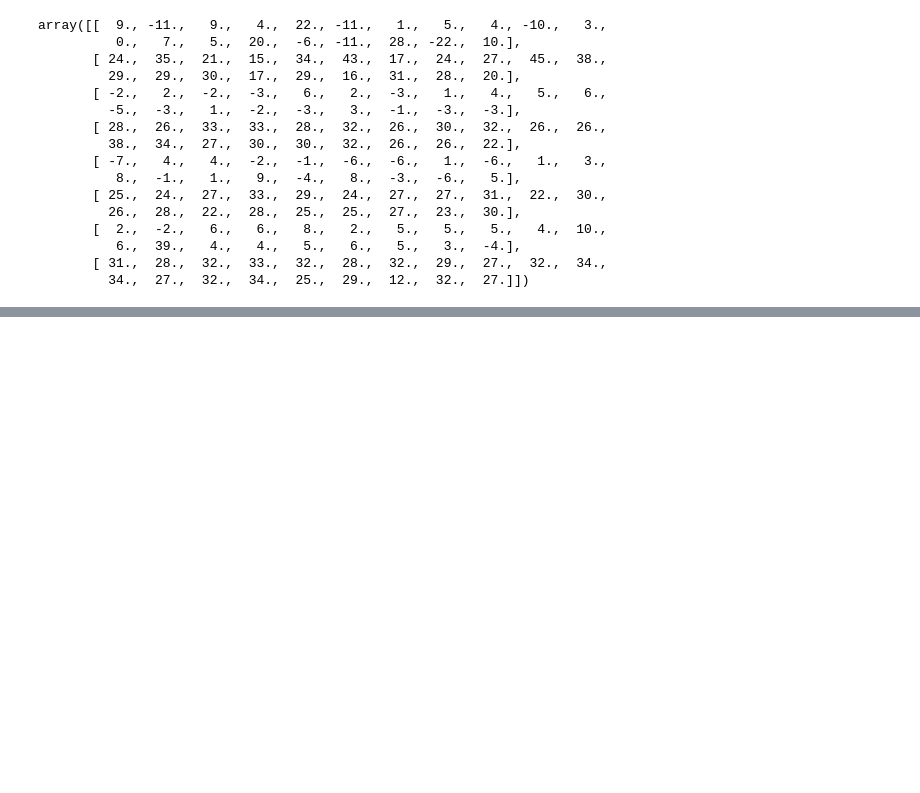
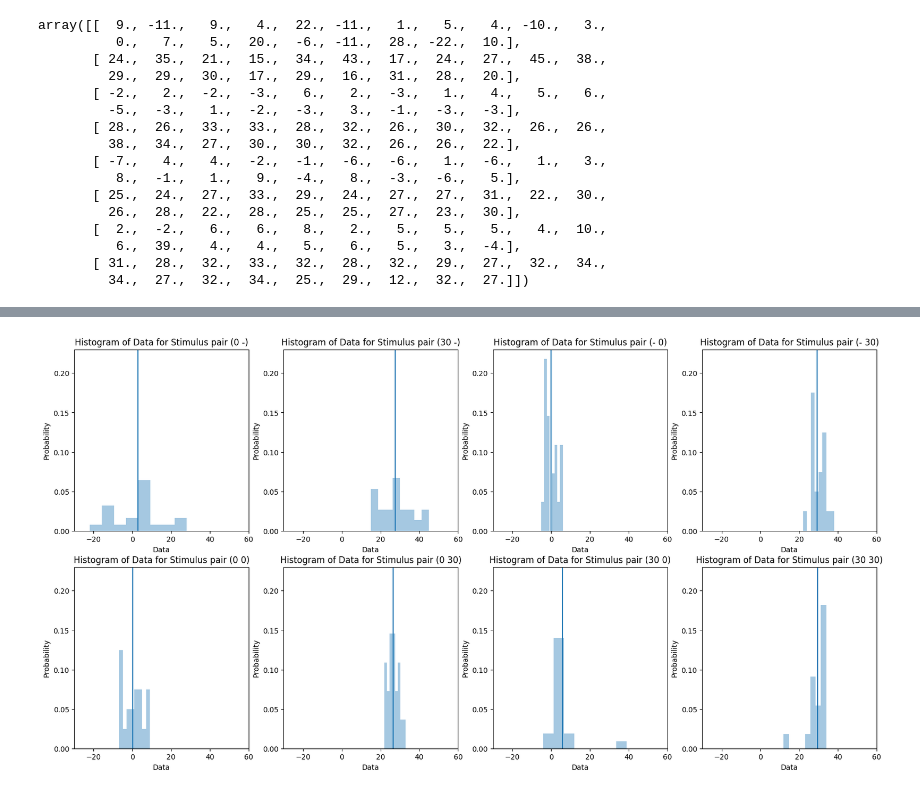
Before and after one commit to s180820/CogMod3, a Jupyter notebook: Notebooks/visualing.ipynb, the cells around one changed output, grey strips where cells are left out. Cells and saved outputs as stored; diff of their text form; code cells hidden in the pictures; blank space fills up the shorter version.

Commit message:
Visualising notebook evolved and models notebook started

```diff
--- a/Notebooks/visualing.ipynb
+++ b/Notebooks/visualing.ipynb
@@ -27,14 +27,16 @@ array([[  9., -11.,   9.,   4.,  22., -11.,   1.,   5.,   4., -10.,   3.,
 # %%
 names = ['(0 -)', '(30 -)', '(- 0)', '(- 30)', '(0 0)', '(0 30)', '(30 0)', '(30 30)']
 
-def seaborn_probability_histogram(data, bins=10, title="Histogram of Data", xlabel="Data", ylabel="Probability"):
+def seaborn_probability_histogram(data, bins=8, title="Histogram of Data", xlabel="Data", ylabel="Probability"):
     """Plot a histogram of the data with the specified number of bins"""
     sns.distplot(data, bins=bins, kde=False, norm_hist=True)
     plt.title(title)
     plt.xlabel(xlabel)
     plt.ylabel(ylabel)
-    plt.show()
+    plt.xlim([-30, 60])
+    plt.ylim([0, 0.23])
+    #plt.show()
 
-for i in range(len(data)):
-    #plt.subplot(2, i%2, i+1)
-    seaborn_probability_histogram(data[i], title="Histogram of Data for Stimulus pair {}".format(names[i]))
+#for i in range(len(data)):
+ #   #plt.subplot(2, i%2, i+1)
+  #  seaborn_probability_histogram(data[i], title="Histogram of Data for Stimulus pair {}".format(names[i]))
@@ -69,0 +54,10 @@ def plot_mean_and_std(means, stds, title="Mean and Standard Deviation of Data",
+# %%
+#set figsize
+plt.figure(figsize=(20, 10))
+for i in range(len(data)):
+    #plt subplots of 2 rows and 4 columns
+    plt.subplot(2, 4, i+1)
+    plt.axvline(x=means[i])
+    seaborn_probability_histogram(data[i], title="Histogram of Data for Stimulus pair {}".format(names[i]))
+# %% [output]
+[figure, added]
```
Also changed, not shown: parts of 4 cells of this notebook, 1 other file.
